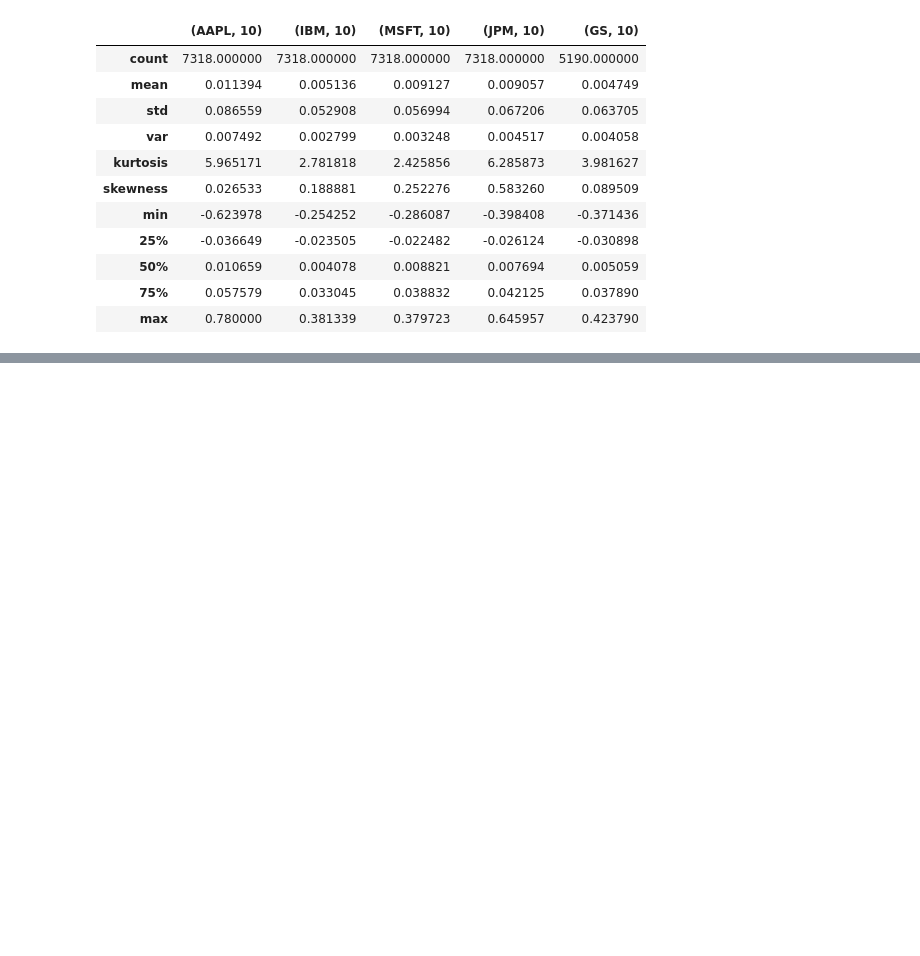
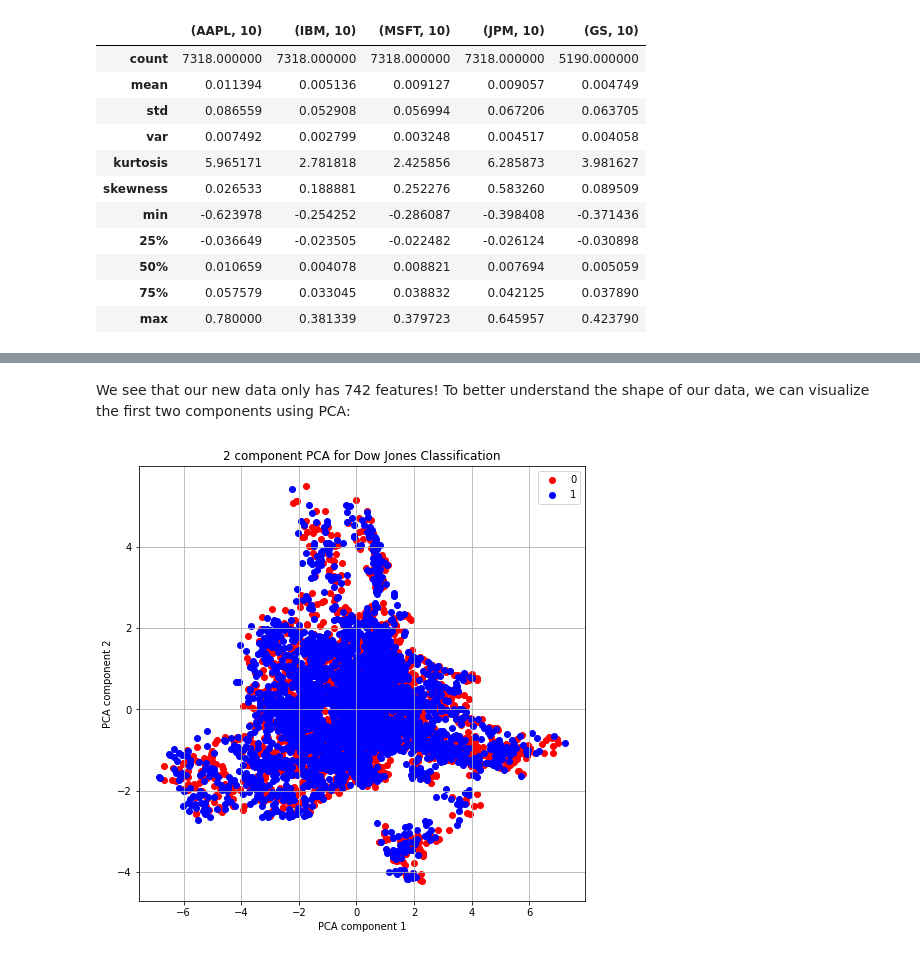
Before and after one commit to rajathsalegame/dowjones_classifier, a Jupyter notebook: model_exploration.ipynb, the cells around one changed output, grey strips where cells are left out. Cells and saved outputs as stored; diff of their text form; code cells hidden in the pictures; blank space fills up the shorter version.

```diff
--- a/model_exploration.ipynb
+++ b/model_exploration.ipynb
@@ -104,0 +117,2 @@ array([[ 0.02857143,  0.01694915,  0.00558659, ..., -0.0094518 ,
+# %%
+dowjones_data.data = dowjones_data.data.dropna(axis='columns')
@@ -104,0 +136,25 @@ array([[ 0.02857143,  0.01694915,  0.00558659, ..., -0.0094518 ,
+# %% [markdown]
+We see that our new data only has 742 features! To better understand the shape of our data, we can visualize the first two components using PCA:
+# %%
+# visualize using PCA
+from sklearn.decomposition import PCA
+
+X = dowjones_data.data
+y = dowjones_data.target.to_numpy()
+
+X_pca = PCA(n_components=2).fit_transform(X)
+
+fig = plt.figure(figsize = (8,8))
+ax = fig.add_subplot(1,1,1)
+ax.set_xlabel('PCA component 1')
+ax.set_ylabel('PCA component 2')
+ax.set_title('2 component PCA for Dow Jones Classification')
+targets = [0, 1]
+colors = ['r', 'b']
+for target, color in zip(targets,colors):
+    idxs = np.argwhere(y == target)
+    ax.scatter(X_pca[idxs,0], X_pca[idxs,1], c = color)
+ax.legend(targets)
+ax.grid()
+# %% [output]
+[figure, added]
```
Also changed, not shown: parts of 12 cells of this notebook.
